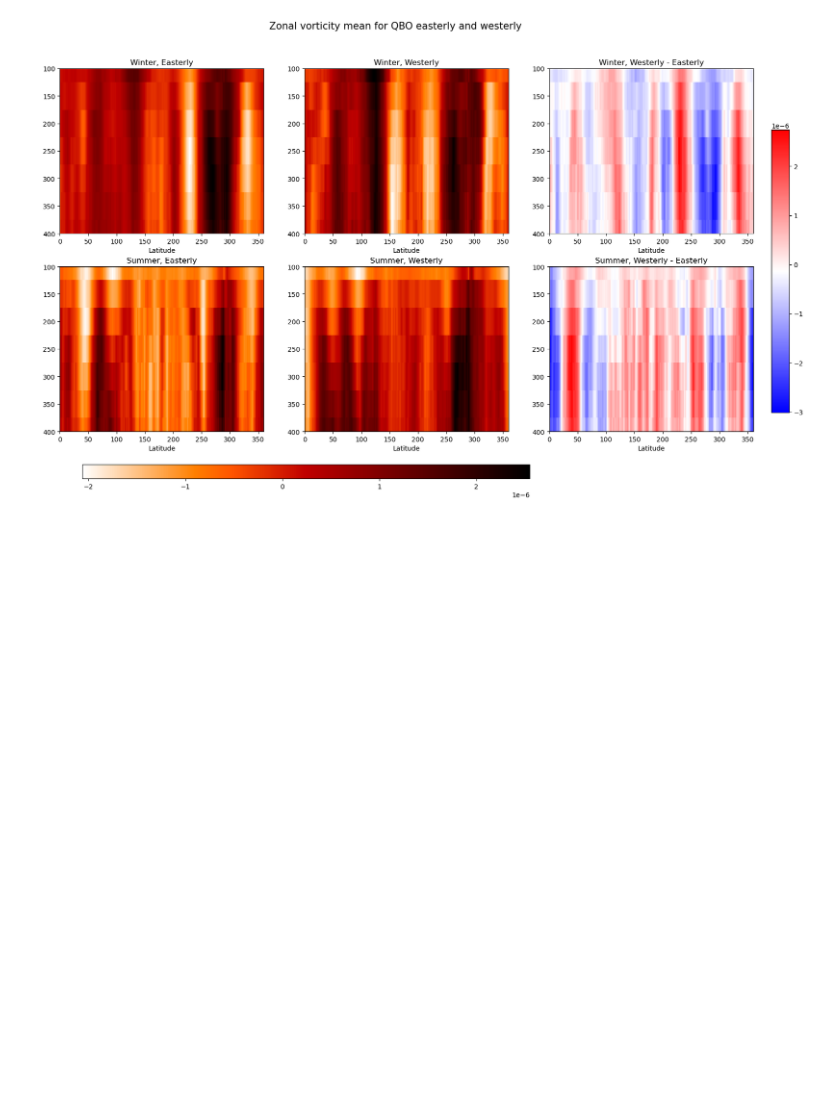
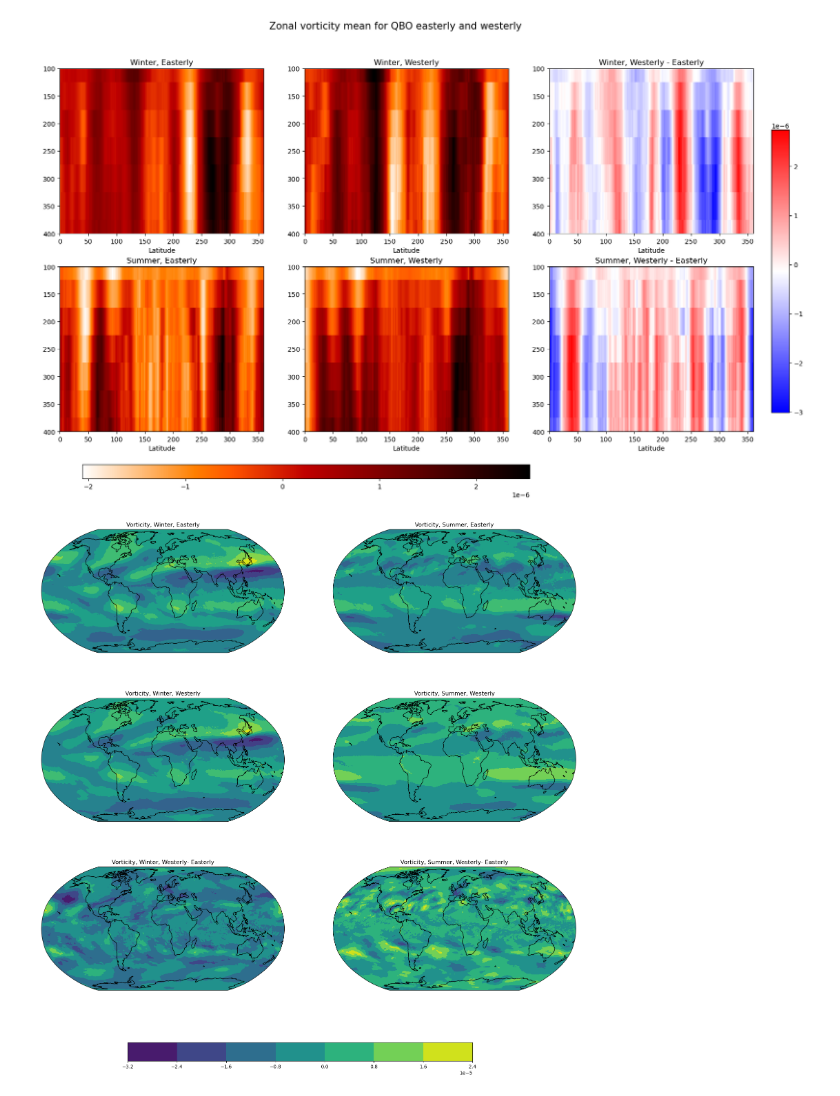
Before and after one commit to Wend3620/QBOanalysis, a Jupyter notebook: vor.ipynb, the cells around one changed output. Drawn from its saved outputs; the diff is of its cells as text; code cells hidden in the pictures; blank space fills up the shorter version.

Commit message:
adding vorticity

```diff
--- a/vor.ipynb
+++ b/vor.ipynb
@@ -187,17 +187,17 @@ for year in uVo.time.values:
     if str(year)[:7] in JJAp:
         summerW.append(uVo.sel(time = year))
 
-uWinterE = xr.concat(winterE, dim="time")
-uwinterW = xr.concat(winterW, dim="time")
+voWE = xr.concat(winterE, dim="time")
+voWW = xr.concat(winterW, dim="time")
 
-umeanWE = uWinterE.mean(dim = ['time', 'lat'])
-umeanWW = uwinterW.mean(dim = ['time', 'lat'])
+umeanWE = voWE.mean(dim = ['time', 'lat'])
+umeanWW = voWW.mean(dim = ['time', 'lat'])
 
-uSummerE = xr.concat(summerE, dim="time")
-uSummerW = xr.concat(summerW, dim="time")
+voSE = xr.concat(summerE, dim="time")
+voSW = xr.concat(summerW, dim="time")
 
-umeanSE = uSummerE.mean(dim = ['time', 'lat'])
-umeanSW = uSummerW.mean(dim = ['time', 'lat'])
+umeanSE = voSE.mean(dim = ['time', 'lat'])
+umeanSW = voSW.mean(dim = ['time', 'lat'])
 
 umeanWdiff = umeanWW - umeanWE
 umeanSdiff = umeanSW - umeanSE
@@ -244,3 +244,59 @@ plt.suptitle("Zonal vorticity mean for QBO easterly and westerly",fontsize = 15)
 # %% [output]
 Text(0.5, 0.98, 'Zonal vorticity mean for QBO easterly and westerly')
 [figure]
+# %%
+voWE200= voWE.sel(pressure = 200).mean("time")
+voWW200= voWW.sel(pressure = 200).mean("time")
+voSE200= voSE.sel(pressure = 200).mean("time")
+voSW200= voSW.sel(pressure = 200).mean("time")
+voWdiff200 = voWW200 - voWE200
+voSdiff200 = voSW200 - voSE200
+
+fig, axes = plt.subplots(3,2, figsize = (20, 18), subplot_kw={"projection": ccrs.Robinson()})
+
+axes[0,0].add_feature(cfeature.LAND, facecolor='0.8')
+countries=cfeature.NaturalEarthFeature(category="cultural", scale="110m",
+                                    facecolor="none", name="admin_0_boundary_lines_land")
+axes[0,0].coastlines(color='k')
+axes[0,0].contourf(voWE200.lon, voWE200.lat, voWE200.values, transform = ccrs.PlateCarree())
+axes[0,0].set_title("Vorticity, Winter, Easterly")
+
+axes[1,0].add_feature(cfeature.LAND, facecolor='0.8')
+countries=cfeature.NaturalEarthFeature(category="cultural", scale="110m",
+                                    facecolor="none", name="admin_0_boundary_lines_land")
+axes[1,0].coastlines(color='k')
+axes[1,0].contourf(voWW200.lon, voWW200.lat, voWW200.values, transform = ccrs.PlateCarree())
+axes[1,0].set_title("Vorticity, Winter, Westerly")
+
+axes[2,0].add_feature(cfeature.LAND, facecolor='0.8')
+countries=cfeature.NaturalEarthFeature(category="cultural", scale="110m",
+                                    facecolor="none", name="admin_0_boundary_lines_land")
+axes[2,0].coastlines(color='k')
+axes[2,0].contourf(voWdiff200.lon, voWdiff200.lat, voWdiff200.values, transform = ccrs.PlateCarree())
+axes[2,0].set_title("Vorticity, Winter, Westerly- Easterly")
+
+axes[0,1].add_feature(cfeature.LAND, facecolor='0.8')
+countries=cfeature.NaturalEarthFeature(category="cultural", scale="110m",
+                                    facecolor="none", name="admin_0_boundary_lines_land")
+axes[0,1].coastlines(color='k')
+axes[0,1].contourf(voSE200.lon, voSE200.lat, voSE200.values, transform = ccrs.PlateCarree())
+axes[0,1].set_title("Vorticity, Summer, Easterly")
+
+axes[1,1].add_feature(cfeature.LAND, facecolor='0.8')
+countries=cfeature.NaturalEarthFeature(category="cultural", scale="110m",
+                                    facecolor="none", name="admin_0_boundary_lines_land")
+axes[1,1].coastlines(color='k')
+axes[1,1].contourf(voSW200.lon, voSW200.lat, voSW200.values, transform = ccrs.PlateCarree())
+axes[1,1].set_title("Vorticity, Summer, Westerly")
+
+axes[2,1].add_feature(cfeature.LAND, facecolor='0.8')
+countries=cfeature.NaturalEarthFeature(category="cultural", scale="110m",
+                                    facecolor="none", name="admin_0_boundary_lines_land")
+axes[2,1].coastlines(color='k')
+cs1 = axes[2,1].contourf(voSdiff200.lon, voSdiff200.lat, voSdiff200.values, transform = ccrs.PlateCarree())
+axes[2,1].set_title("Vorticity, Summer, Westerly- Easterly")
+
+cbar_ax = fig.add_axes([0.25, 0.01, 0.5, 0.03])
+clb=plt.colorbar(cs1,orientation='horizontal', cax=cbar_ax)
+# %% [output]
+[figure, added]
```
Also changed, not shown: parts of 1 cell of this notebook.
